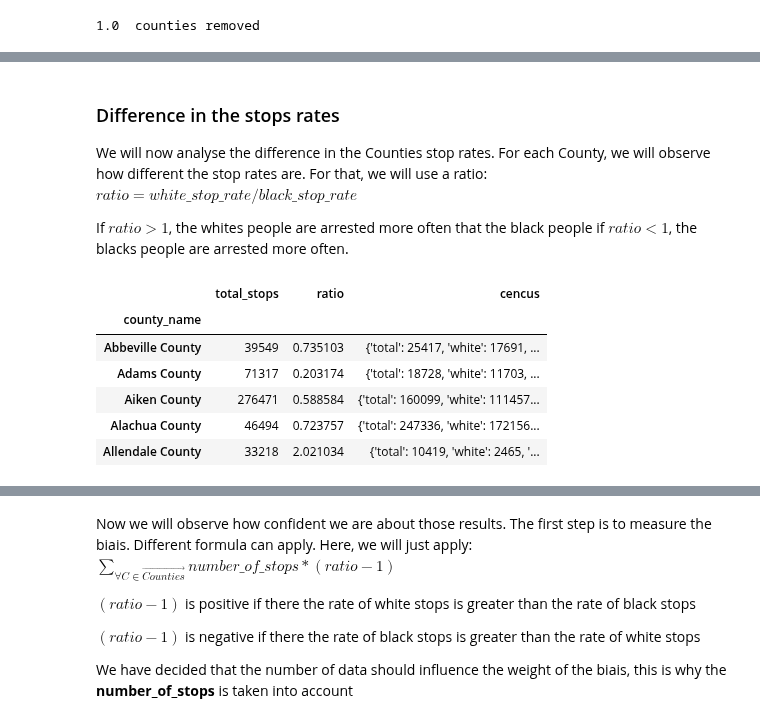
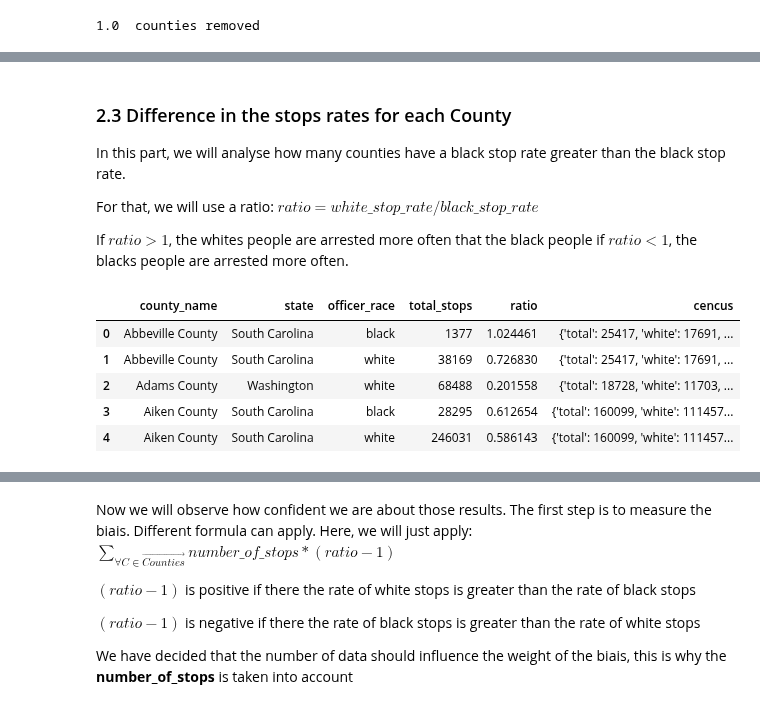
Before and after one commit to epfl-ada/ada-2020-project-milestone-p3-p3_adahn, a Jupyter notebook: Cencus Dataset.ipynb, the cells around one changed output, grey strips where cells are left out. Saved outputs shown, nothing was run; the diff lists cells and outputs as text; code cells hidden in the pictures.

```diff
--- a/Cencus Dataset.ipynb
+++ b/Cencus Dataset.ipynb
@@ -139,0 +122,18 @@ data.head(10)
+# %%
+import pandas as pd
+data = pd.read_csv('data/data.csv', low_memory=False)
+
+del data['search_conducted']
+del data['contraband_found']
+del data['date']
+data.dropna();
+# %%
+
+data = data[(data['subject_race'] == 'white') | (data['subject_race'] == 'black')]
+data = data[(data['officer_race'] == 'white') | (data['officer_race'] == 'black')]
+data['total_stops'] = 1
+data_total_stops = data.groupby(['county_name', 'state', 'subject_race', 'officer_race']).sum()
+# %%
+data_total_stops = data_total_stops.reset_index()
+data = data_total_stops
+data.head(5)
@@ -296,8 +317,10 @@ We can observe that the stop rate of the white is lower than the stop rate of th
 The observed stop rate is different than the one in the paper, since here we are using all the stops datas. In the paper, the stop rate is the average annual per-capita stop rates across the states and cities analysed
 # %% [markdown]
-### Difference in the stops rates
-We will now analyse the difference in the Counties stop rates.
-For each County, we will observe how different the stop rates are. For that, we will use a ratio:
+### 2.3 Difference in the stops rates for each County
+
+In this part, we will analyse how many counties have a black stop rate greater than the black stop rate.
+
+For that, we will use a ratio:
 $ ratio = white\_stop\_rate / black\_stop\_rate $
 
 If $ratio > 1$, the whites people are arrested more often that the black people
@@ -305,32 +328,40 @@ if $ratio < 1$, the blacks people are arrested more often.
 # %%
 # We now have the rate of black people stopped and the rate of white people stopped
 # We will now compute the ratio of those two different rates
 # ratio = r_white / w_black
 
 # If we have ratio > 1:  The rate of white stopped is greater than the rate of black stopped
 # If we have ration < 0: The rate of black stopped is greater than the rate of white stopped
 
 def computeRatio(white_rate, black_rate):
     return white_rate / black_rate;
 
 def extract_ratio(race, race_stop_rate):
+    if (len(race_stop_rate) != 2):
+        return None;
     if(race.iloc[0] == 'white'):
         return computeRatio(race_stop_rate.iloc[0], race_stop_rate.iloc[1])
     else:
         return computeRatio(race_stop_rate.iloc[1], race_stop_rate.iloc[0])
 
 def appl_merge_rows(x):
     ratio = extract_ratio(x['subject_race'], x['race_stop_rate'])
     return pd.Series({'total_stops':x['total_stops'].sum(), 'ratio':ratio, 'cencus': x['cencus'].values[0]})
 
-ratios = rates.groupby('county_name').apply(lambda x: appl_merge_rows(x))
+ratios = rates.groupby(['county_name', 'state', 'officer_race']).apply(lambda x: appl_merge_rows(x))
+
+# remove NaN values
+# for instance if there is no stops between "black officer and black subject" in a county, the ratio is NaN
+ratios = ratios[ratios['ratio'].notna()].reset_index();
+
+ratios_black_officer = ratios[ratios['officer_race'] == 'black'];
+ratios_white_officer = ratios[ratios['officer_race'] == 'white'];
 
 ratios.head(5)
 # %% [output]
-|  | total_stops | ratio | cencus |
-| county_name |  |  |  |
-| Abbeville County | 39549 | 0.735103 | {'total': 25417, 'white': 17691, ... |
-| Adams County | 71317 | 0.203174 | {'total': 18728, 'white': 11703, ... |
-| Aiken County | 276471 | 0.588584 | {'total': 160099, 'white': 111457... |
-| Alachua County | 46494 | 0.723757 | {'total': 247336, 'white': 172156... |
-| Allendale County | 33218 | 2.021034 | {'total': 10419, 'white': 2465, '... |
+|  | county_name | state | officer_race | total_stops | ratio | cencus |
+| 0 | Abbeville County | South Carolina | black | 1377 | 1.024461 | {'total': 25417, 'white': 17691, ... |
+| 1 | Abbeville County | South Carolina | white | 38169 | 0.726830 | {'total': 25417, 'white': 17691, ... |
+| 2 | Adams County | Washington | white | 68488 | 0.201558 | {'total': 18728, 'white': 11703, ... |
+| 3 | Aiken County | South Carolina | black | 28295 | 0.612654 | {'total': 160099, 'white': 111457... |
+| 4 | Aiken County | South Carolina | white | 246031 | 0.586143 | {'total': 160099, 'white': 111457... |
```
Also changed, not shown: parts of 23 cells of this notebook.
